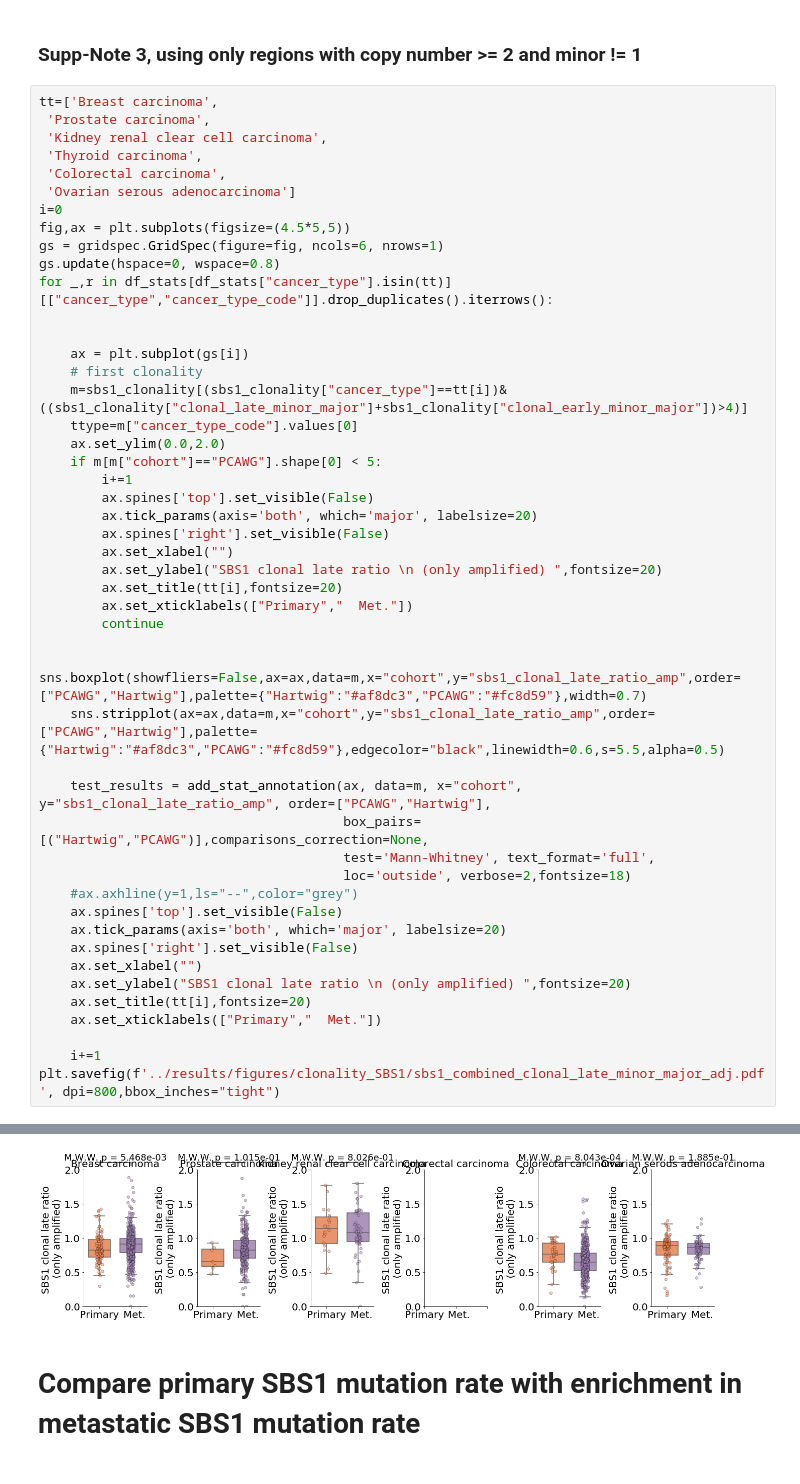
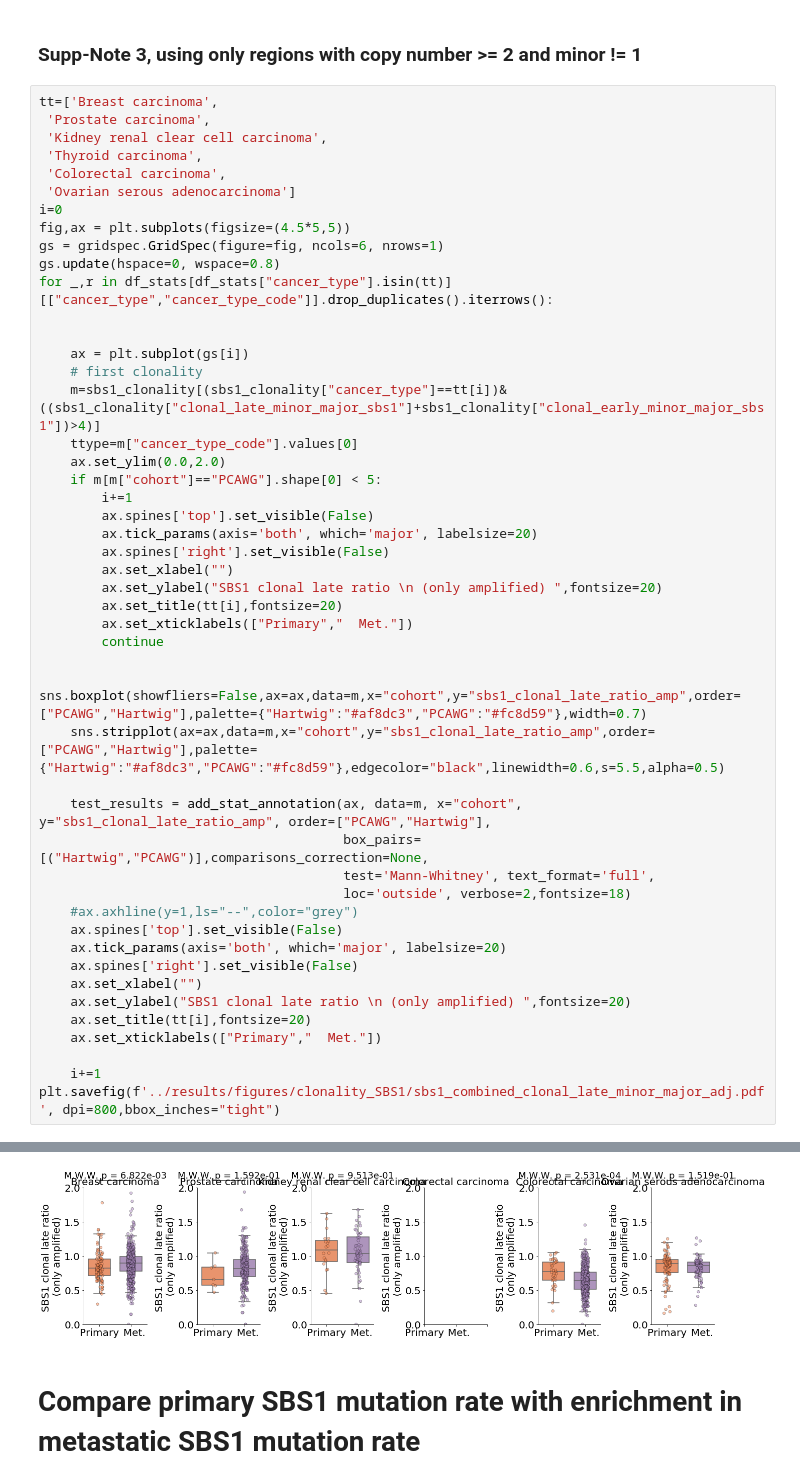
Before and after one commit to UMCUGenetics/primary-met-wgs-comparison, a Jupyter notebook: SBS1_mutrate/code/SBS1_mutation_rate.ipynb, the cells around one changed output, grey strips where cells are left out. Drawn from its saved outputs; the diff is of its cells as text.

```diff
--- a/SBS1_mutrate/code/SBS1_mutation_rate.ipynb
+++ b/SBS1_mutrate/code/SBS1_mutation_rate.ipynb
@@ -960,7 +968,7 @@ for _,r in df_stats[df_stats["cancer_type"].isin(tt)][["cancer_type","cancer_typ
 
     ax = plt.subplot(gs[i])
     # first clonality
-    m=sbs1_clonality[(sbs1_clonality["cancer_type"]==tt[i])&((sbs1_clonality["clonal_late_minor_major"]+sbs1_clonality["clonal_early_minor_major"])>4)]
+    m=sbs1_clonality[(sbs1_clonality["cancer_type"]==tt[i])&((sbs1_clonality["clonal_late_minor_major_sbs1"]+sbs1_clonality["clonal_early_minor_major_sbs1"])>4)]
     ttype=m["cancer_type_code"].values[0]
     ax.set_ylim(0.0,2.0)
     if m[m["cohort"]=="PCAWG"].shape[0] < 5:
@@ -1001,4 +1009,4 @@ PCAWG v.s. Hartwig: Mann-Whitney-Wilcoxon test two-sided, P_val=1.885e-01 U_stat
-[figure, old version]
+[figure, new version]
 # %% [markdown]
 # Compare primary SBS1 mutation rate with enrichment in metastatic SBS1 mutation rate
 # %%
```
Also changed, not shown: parts of 17 cells of this notebook, 2 other files.
